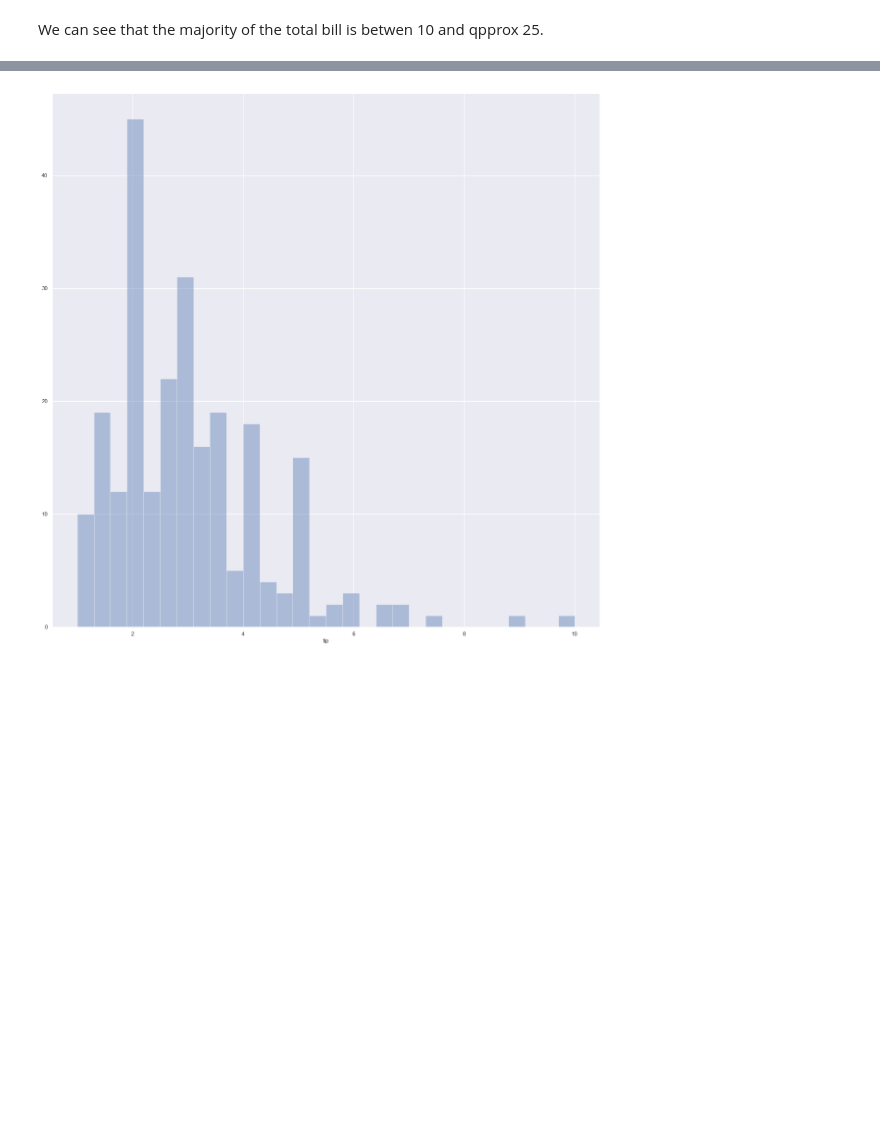
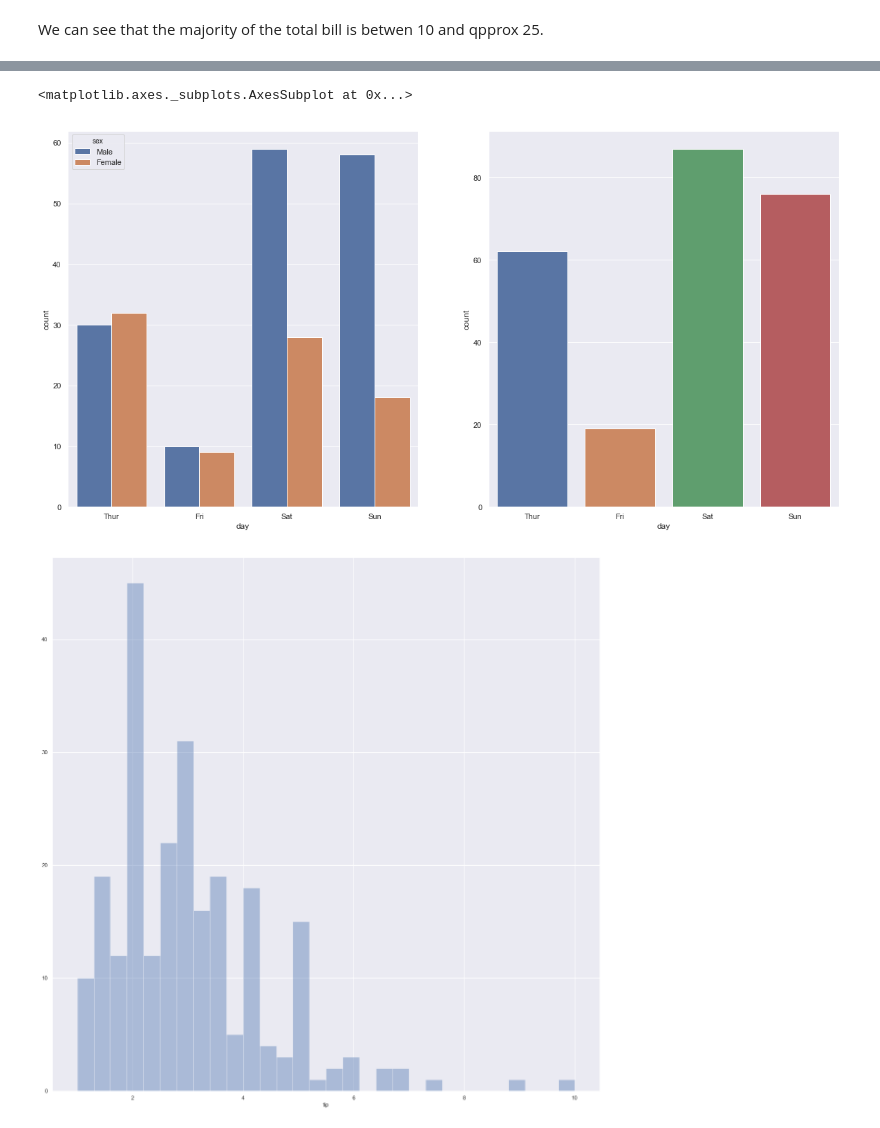
Before and after one commit to richardfeeney7/Fundamentals-Project, a Jupyter notebook: Fundamentals-Project 2019.ipynb, the cells around one changed output, grey strips where cells are left out. Saved outputs shown, nothing was run; the diff lists cells and outputs as text; code cells hidden in the pictures; blank space fills up the shorter version.

```diff
--- a/Fundamentals-Project 2019.ipynb
+++ b/Fundamentals-Project 2019.ipynb
@@ -81,3 +138,23 @@ with axes_style({'grid.color': "red"}):
+# %%
+# CountPlot (https://seaborn.pydata.org/generated/seaborn.countplot.html)
+
+df = sns.load_dataset("tips")
+x, y, hue = "day", "prop", "sex"
+hue_order = ["Male", "Female"]
+
+f, axes = plt.subplots(1, 2)
+sns.countplot(x=x, hue=hue, data=df, ax=axes[0])
+
+prop_df = (df[x]
+           .groupby(df[hue])
+           .value_counts(normalize=True)
+           .rename(y)
+           .reset_index())
+
+sns.countplot(x=x, data=df, ax=axes[1])
+# %% [output]
+<matplotlib.axes._subplots.AxesSubplot at 0x...>
+[figure, added]
 # %%
 # Histogram, Bins allow us to view more accurate results. From the Histogram we can see that most tips are between 2 and 4
 
```
Also changed, not shown: parts of 22 cells of this notebook, 1 other file.
